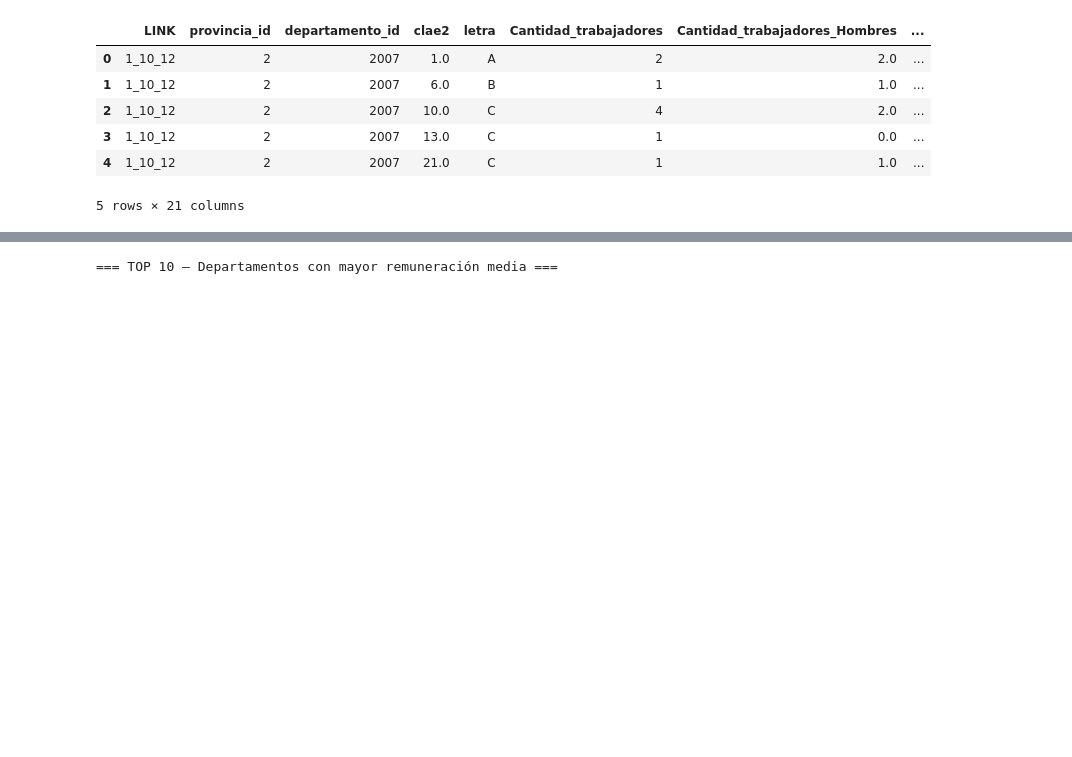
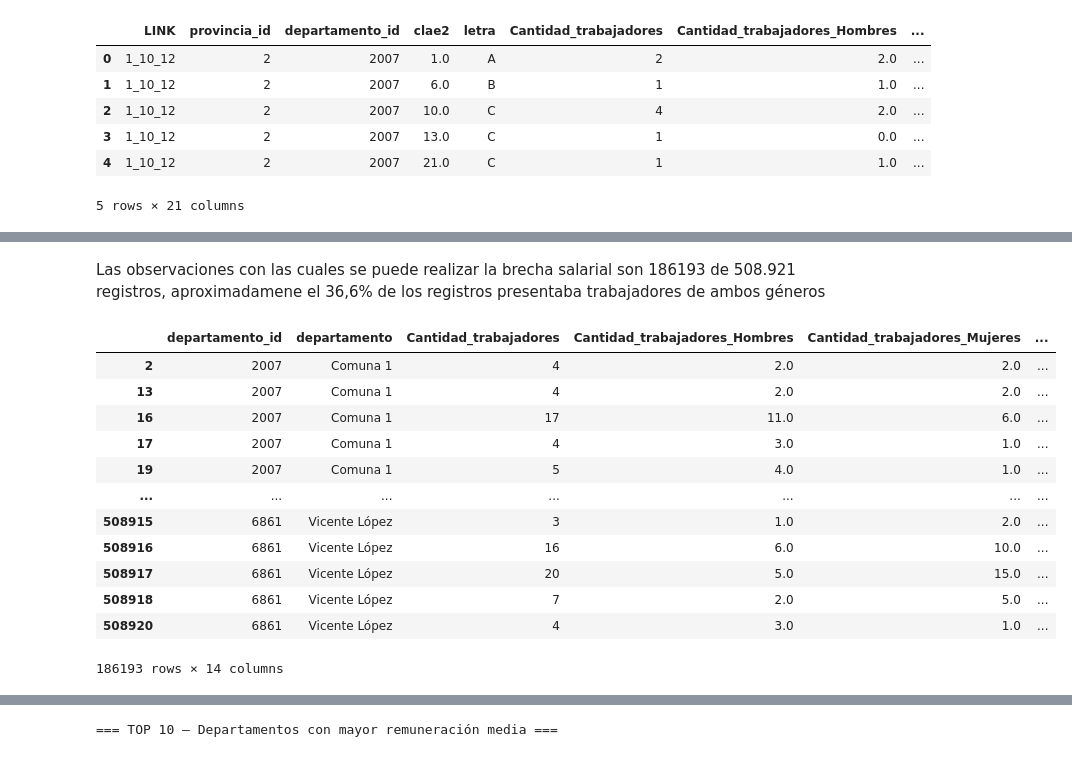
Before and after one commit to tost1n/Tp-laboratorio, a Jupyter notebook: Tp.ipynb, the cells around one changed output, grey strips where cells are left out. Cells and saved outputs as stored; diff of their text form; code cells hidden in the pictures; blank space fills up the shorter version.

Commit message:
Se reagrego lo eliminado, y se agrego tabla(sin_brecha_salarial)

```diff
--- a/Tp.ipynb
+++ b/Tp.ipynb
@@ -338,3 +348,21 @@ DF_limpio.head()
 | 3 | 1_10_12 | 2 | 2007 | 13.0 | C | 1 | 0.0 | ... |
 | 4 | 1_10_12 | 2 | 2007 | 21.0 | C | 1 | 1.0 | ... |
 5 rows × 21 columns
+# %%
+DF_Clave= DF_limpio[[
+    "departamento_id",
+    "departamento",
+    "Cantidad_trabajadores",
+    "Cantidad_trabajadores_Hombres",
+    "Cantidad_trabajadores_Mujeres",
+    "Remuneracion_media",
+    "Remuneracion_media_Hombres",
+    "Remuneracion_media_Mujeres",
+    "Remuneracion_mediana",
+    "Remuneracion_mediana_Hombres",
+    "Remuneracion_mediana_Mujeres",
+    "Brecha_Salarial_Genero",
+     "clae2",
+    "clae2_description",
+
+]]
@@ -340,0 +380,5 @@ DF_limpio.head()
+# %%
+DF_Con_brecha=DF_Con_brecha = DF_Clave[
+    (DF_Clave['Cantidad_trabajadores_Hombres'] > 0) &
+    (DF_Clave['Cantidad_trabajadores_Mujeres'] > 0)
+]
@@ -340,0 +407,18 @@ DF_limpio.head()
+# %% [markdown]
+Las observaciones con las cuales se puede realizar la brecha salarial son 186193 de 508.921 registros, aproximadamene el 36,6% de los registros presentaba trabajadores de ambos géneros
+# %%
+DF_Con_brecha.head(1000000).round(2)
+# %% [output]
+|  | departamento_id | departamento | Cantidad_trabajadores | Cantidad_trabajadores_Hombres | Cantidad_trabajadores_Mujeres | ... |
+| 2 | 2007 | Comuna 1 | 4 | 2.0 | 2.0 | ... |
+| 13 | 2007 | Comuna 1 | 4 | 2.0 | 2.0 | ... |
+| 16 | 2007 | Comuna 1 | 17 | 11.0 | 6.0 | ... |
+| 17 | 2007 | Comuna 1 | 4 | 3.0 | 1.0 | ... |
+| 19 | 2007 | Comuna 1 | 5 | 4.0 | 1.0 | ... |
+| ... | ... | ... | ... | ... | ... | ... |
+| 508915 | 6861 | Vicente López | 3 | 1.0 | 2.0 | ... |
+| 508916 | 6861 | Vicente López | 16 | 6.0 | 10.0 | ... |
+| 508917 | 6861 | Vicente López | 20 | 5.0 | 15.0 | ... |
+| 508918 | 6861 | Vicente López | 7 | 2.0 | 5.0 | ... |
+| 508920 | 6861 | Vicente López | 4 | 3.0 | 1.0 | ... |
+186193 rows × 14 columns
```
Also changed, not shown: parts of 12 cells of this notebook.
